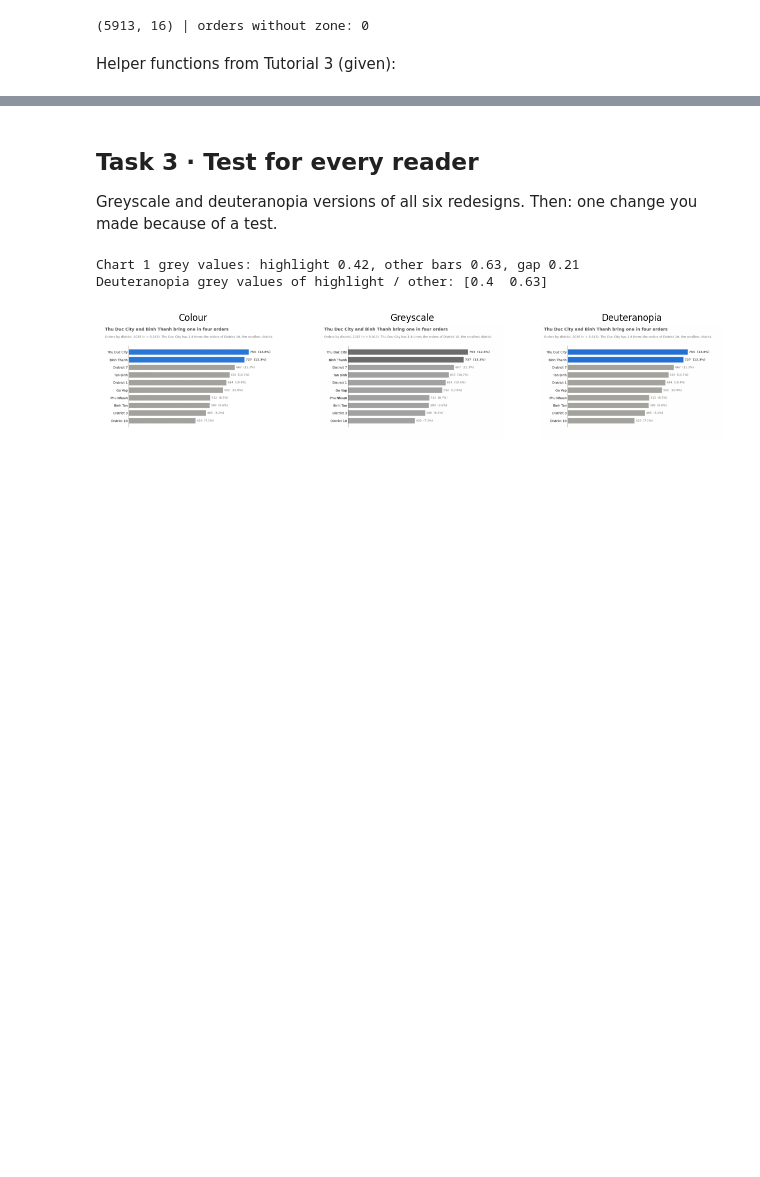
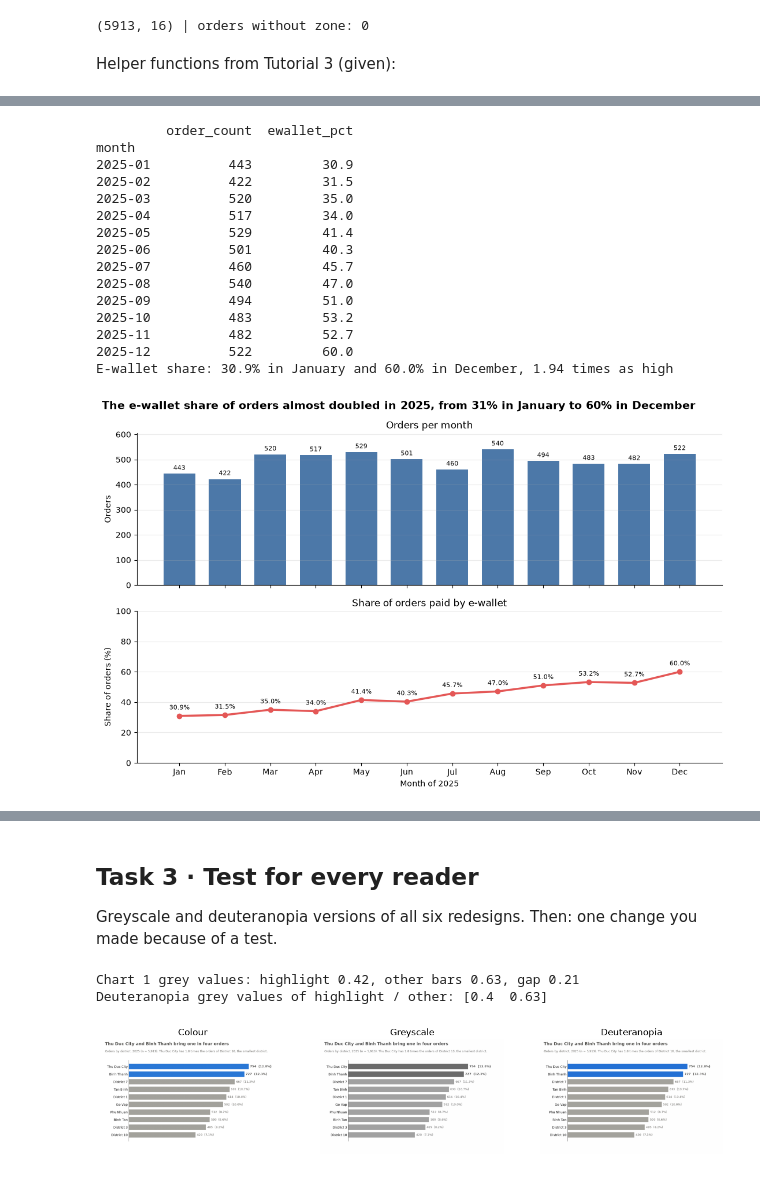
Before and after one commit to hwinhwork-dot/DataViz_Day03_Group, a Jupyter notebook: homework/gh3_gomart/GH3_TeamName.ipynb, the cells around one changed output, grey strips where cells are left out. Saved outputs shown, nothing was run; the diff lists cells and outputs as text; code cells hidden in the pictures; blank space fills up the shorter version.

```diff
--- a/homework/gh3_gomart/GH3_TeamName.ipynb
+++ b/homework/gh3_gomart/GH3_TeamName.ipynb
@@ -806,0 +411,73 @@ plt.show()
+# %%
+# Chart 2: orders per month (top) and the share of orders paid by e-wallet (bottom), two panels on one month axis.
+# My group uses the orders table from Setup, so this cell does not read the CSV file again.
+needed = {"order_id", "order_time", "payment"}
+missing = needed - set(orders.columns)
+if missing:
+    raise ValueError(f"The orders table is missing these columns: {sorted(missing)}")
+
+# Number of orders and share of e-wallet payments in each month
+monthly = (
+    orders.assign(month=orders["order_time"].dt.to_period("M"))
+    .groupby("month")
+    .agg(
+        order_count=("order_id", "size"),
+        ewallet_pct=("payment", lambda s: s.eq("E-wallet").mean() * 100),
+    )
+    .sort_index()
+)
+months = monthly.index.strftime("%b")          # Jan to Dec, short enough to stay horizontal
+first, last = monthly["ewallet_pct"].iloc[0], monthly["ewallet_pct"].iloc[-1]
+print(monthly.round(1).to_string())
+print(f"E-wallet share: {first:.1f}% in January and {last:.1f}% in December, {last / first:.2f} times as high")
+
+fig2, (ax_orders, ax_wallet) = plt.subplots(2, 1, figsize=(11, 7), sharex=True)
+
+# Number of orders
+bars = ax_orders.bar(months, monthly["order_count"], color="#4C78A8", width=0.7)
+ax_orders.bar_label(bars, fmt="%.0f", padding=3, fontsize=8)
+ax_orders.set_title("Orders per month")
+ax_orders.set_ylabel("Orders")
+ax_orders.set_ylim(0, monthly["order_count"].max() * 1.12)
+ax_orders.grid(axis="y", alpha=0.25)
+ax_orders.spines[["top", "right"]].set_visible(False)
+
+# Share of orders paid by e-wallet
+ax_wallet.plot(months, monthly["ewallet_pct"], color="#E45756", marker="o", linewidth=2.5)
+for month, share_pct in zip(months, monthly["ewallet_pct"]):
+    ax_wallet.annotate(
+        f"{share_pct:.1f}%",
+        (month, share_pct),
+        textcoords="offset points",
+        xytext=(0, 8),
+        ha="center",
+        fontsize=8,
+    )
+ax_wallet.set_title("Share of orders paid by e-wallet")
+ax_wallet.set_ylabel("Share of orders (%)")
+ax_wallet.set_ylim(0, 100)
+ax_wallet.set_xlabel("Month of 2025")
+ax_wallet.grid(axis="y", alpha=0.25)
+ax_wallet.spines[["top", "right"]].set_visible(False)
+
+fig2.suptitle(f"The e-wallet share of orders almost doubled in 2025, from {first:.0f}% in January to {last:.0f}% in December",
+              x=0.01, ha="left", fontsize=13.5, fontweight="bold")
+fig2.tight_layout()
+plt.show()
+# %% [output]
+         order_count  ewallet_pct
+month
+2025-01          443         30.9
+2025-02          422         31.5
+2025-03          520         35.0
+2025-04          517         34.0
+2025-05          529         41.4
+2025-06          501         40.3
+2025-07          460         45.7
+2025-08          540         47.0
+2025-09          494         51.0
+2025-10          483         53.2
+2025-11          482         52.7
+2025-12          522         60.0
+E-wallet share: 30.9% in January and 60.0% in December, 1.94 times as high
+[figure, added]
```
Also changed, not shown: parts of 66 cells of this notebook, 7 other files.
